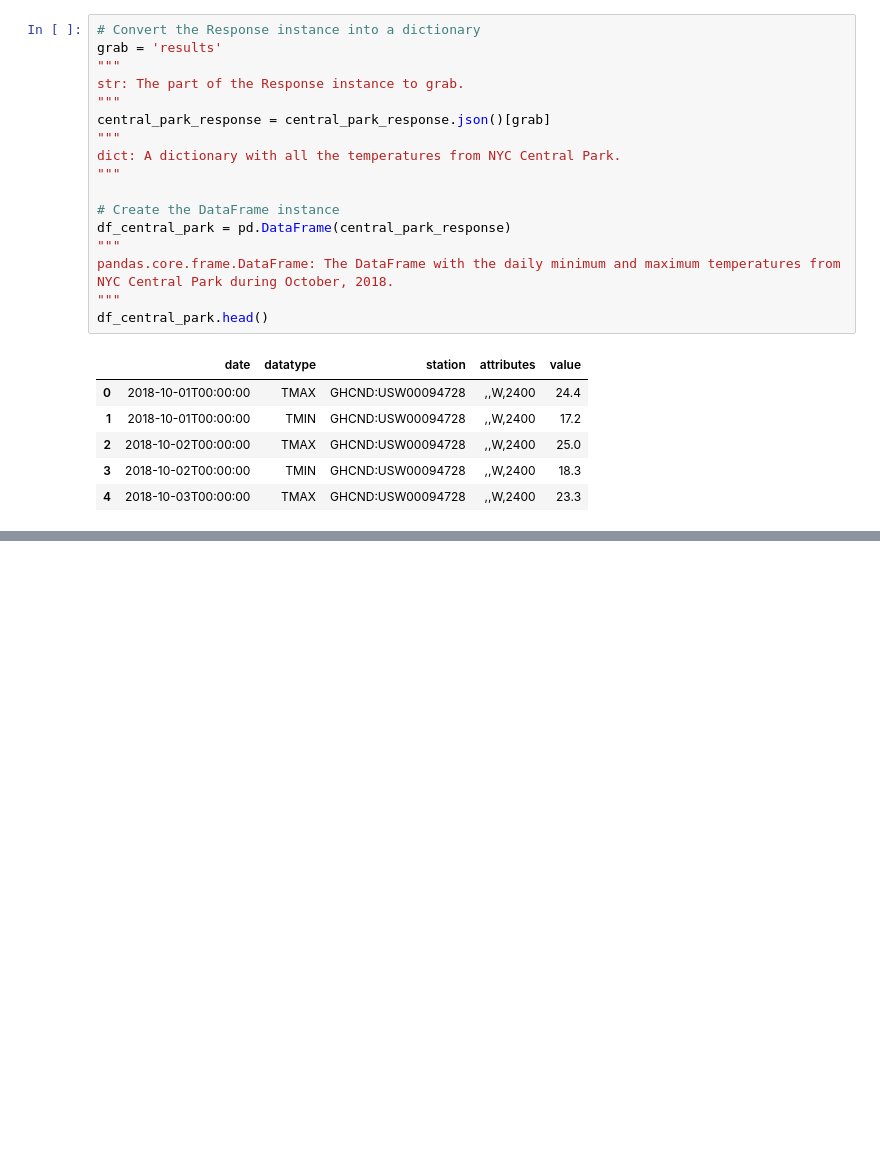
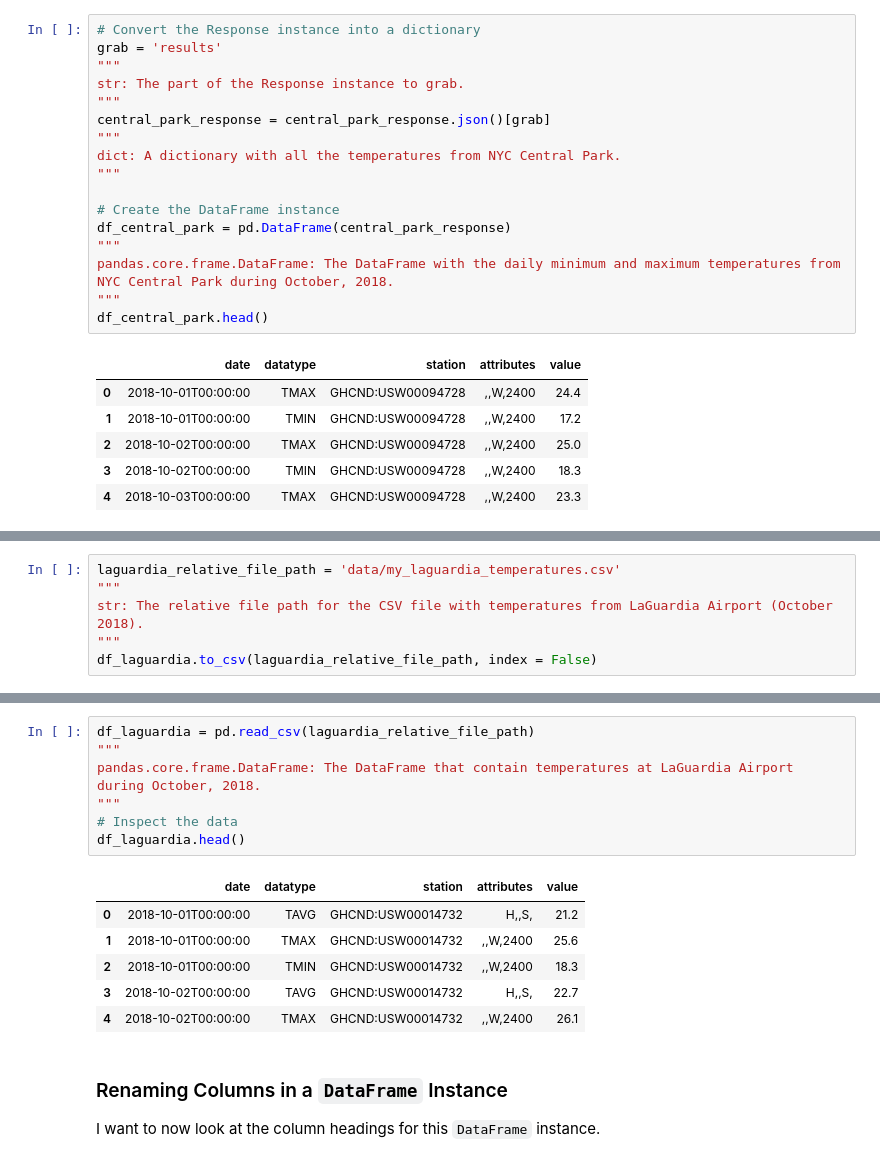
Before and after one commit to hestrang1993/Hands-On-Data-Analysis-with-Pandas-2nd-edition, a Jupyter notebook: ch_03/my_ch_03_work.ipynb, the cells around one changed output, grey strips where cells are left out. Cells and saved outputs as stored; diff of their text form; blank space fills up the shorter version.

```diff
--- a/ch_03/my_ch_03_work.ipynb
+++ b/ch_03/my_ch_03_work.ipynb
@@ -892,0 +971,6 @@ df_central_park.head()
+# %%
+laguardia_relative_file_path = 'data/my_laguardia_temperatures.csv'
+"""
+str: The relative file path for the CSV file with temperatures from LaGuardia Airport (October 2018).
+"""
+df_laguardia.to_csv(laguardia_relative_file_path, index = False)
@@ -892,0 +983,18 @@ df_central_park.head()
+# %%
+df_laguardia = pd.read_csv(laguardia_relative_file_path)
+"""
+pandas.core.frame.DataFrame: The DataFrame that contain temperatures at LaGuardia Airport during October, 2018.
+"""
+# Inspect the data
+df_laguardia.head()
+# %% [output]
+|  | date | datatype | station | attributes | value |
+| 0 | 2018-10-01T00:00:00 | TAVG | GHCND:USW00014732 | H,,S, | 21.2 |
+| 1 | 2018-10-01T00:00:00 | TMAX | GHCND:USW00014732 | ,,W,2400 | 25.6 |
+| 2 | 2018-10-01T00:00:00 | TMIN | GHCND:USW00014732 | ,,W,2400 | 18.3 |
+| 3 | 2018-10-02T00:00:00 | TAVG | GHCND:USW00014732 | H,,S, | 22.7 |
+| 4 | 2018-10-02T00:00:00 | TMAX | GHCND:USW00014732 | ,,W,2400 | 26.1 |
+# %% [markdown]
+### Renaming Columns in a ``DataFrame`` Instance
+
+I want to now look at the column headings for this ``DataFrame`` instance.
```
Also changed, not shown: parts of 12 cells of this notebook, 3 other files.
